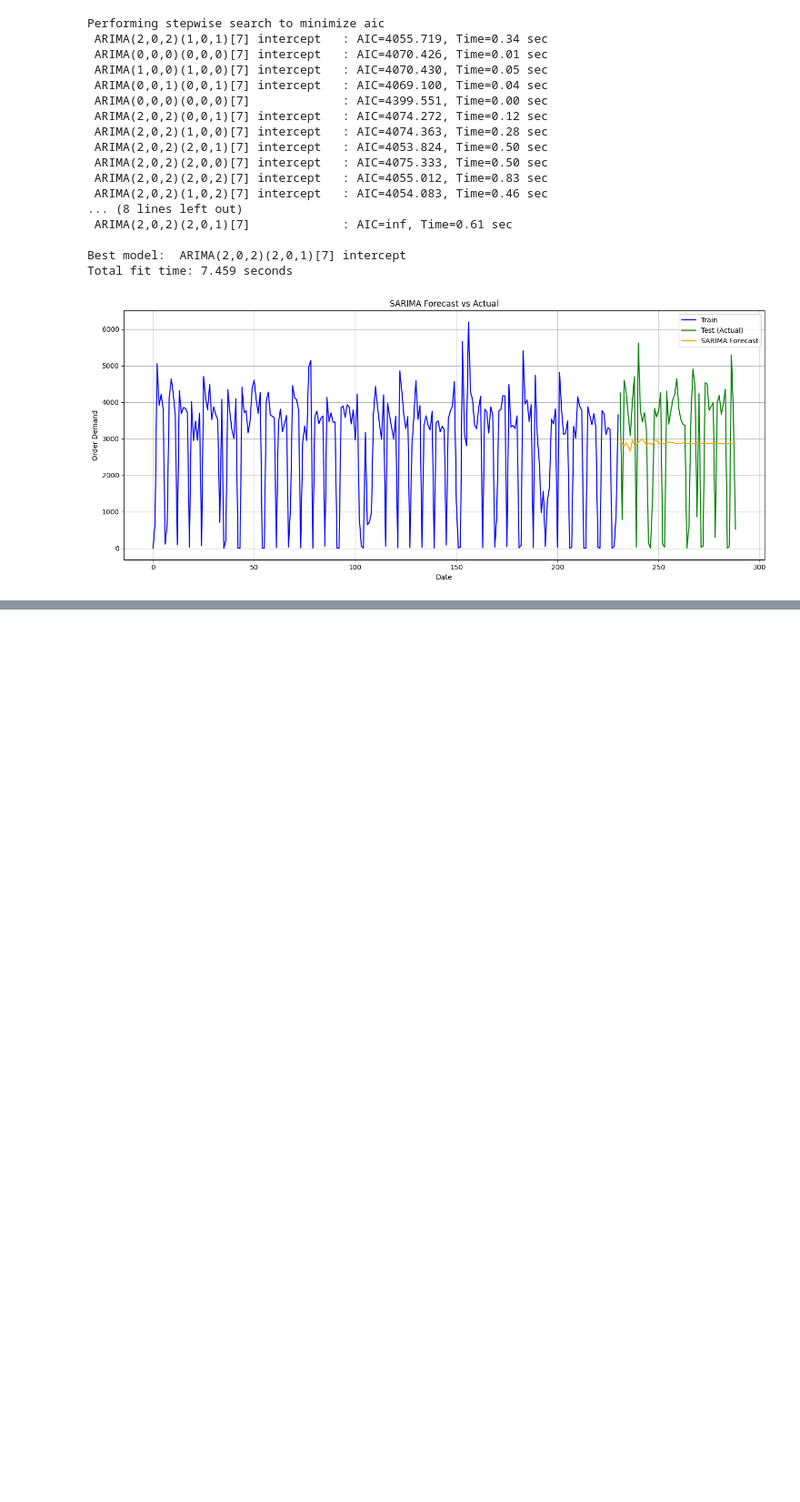
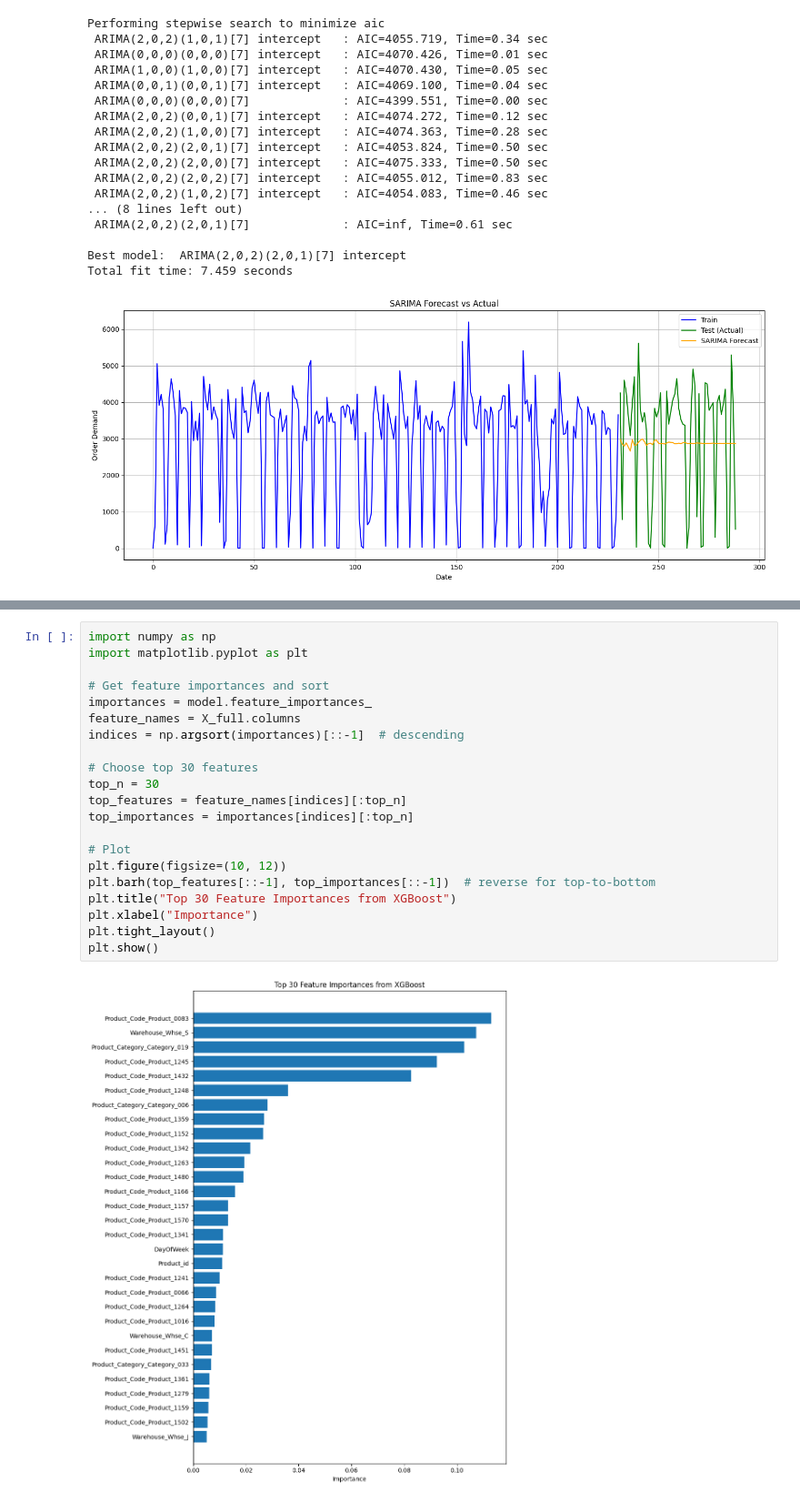
Before and after one commit to BhaveshNikam09/Retail-demand-forecasting, a Jupyter notebook: notebooks/research.ipynb, the cells around one changed output, grey strips where cells are left out. Shown at 91% size. Drawn from its saved outputs; the diff is of its cells as text; blank space fills up the shorter version.

```diff
--- a/notebooks/research.ipynb
+++ b/notebooks/research.ipynb
@@ -281,0 +528,23 @@ Total fit time: 7.459 seconds
+# %%
+import numpy as np
+import matplotlib.pyplot as plt
+
+# Get feature importances and sort
+importances = model.feature_importances_
+feature_names = X_full.columns
+indices = np.argsort(importances)[::-1]  # descending
+
+# Choose top 30 features
+top_n = 30
+top_features = feature_names[indices][:top_n]
+top_importances = importances[indices][:top_n]
+
+# Plot
+plt.figure(figsize=(10, 12))
+plt.barh(top_features[::-1], top_importances[::-1])  # reverse for top-to-bottom
+plt.title("Top 30 Feature Importances from XGBoost")
+plt.xlabel("Importance")
+plt.tight_layout()
+plt.show()
+# %% [output]
+[figure, added]
```
Also changed, not shown: parts of 21 cells of this notebook, 28 other files.
